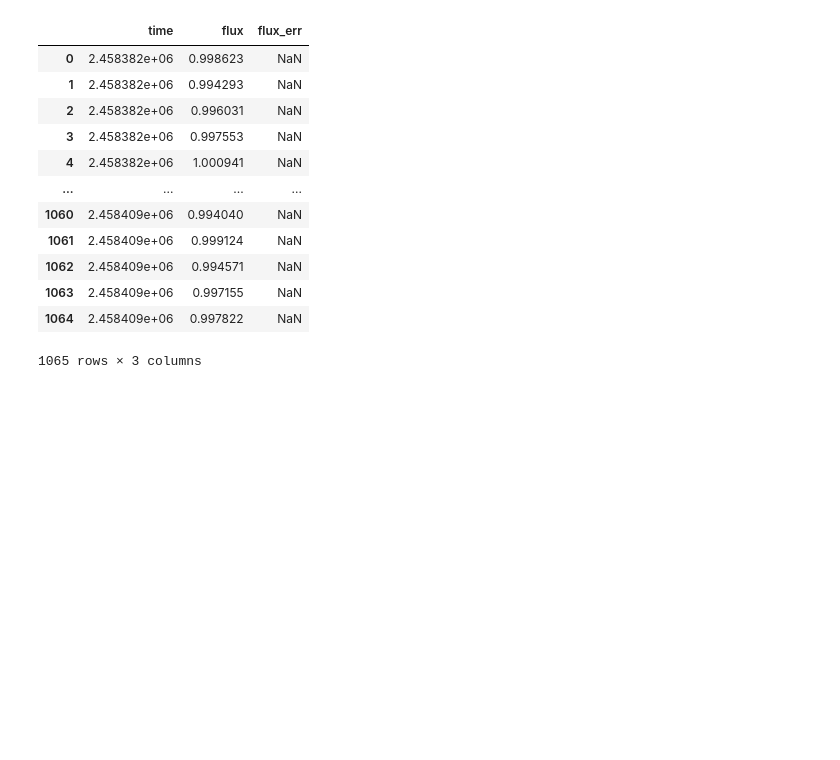
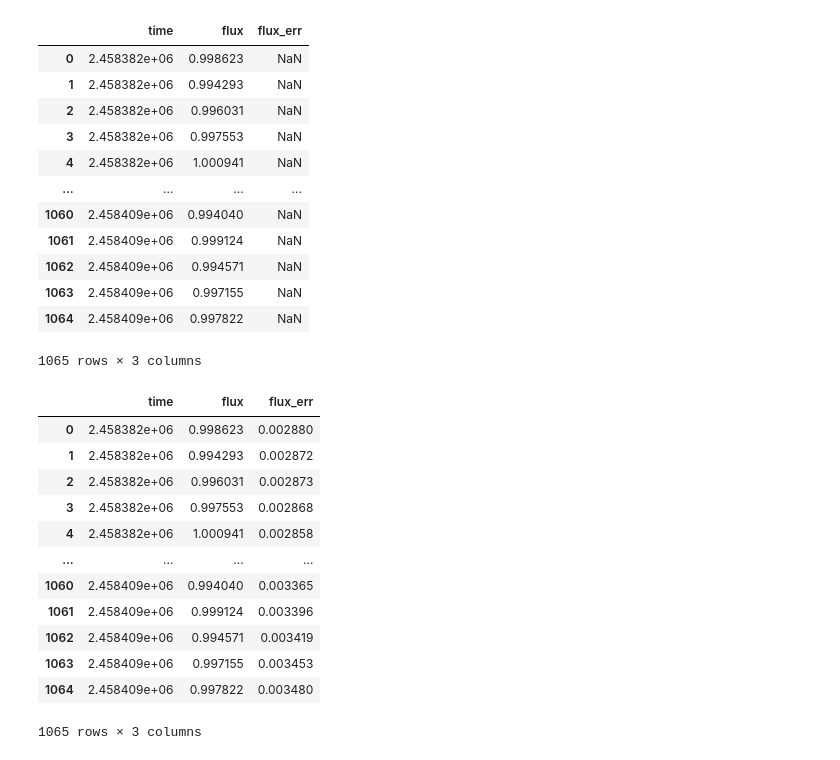
Before and after one commit to lichtgestalter/curvesimulator, a Jupyter notebook: process_TESS_data/process_sector_003.ipynb, the cells around one changed output. Drawn from its saved outputs; the diff is of its cells as text; code cells hidden in the pictures; blank space fills up the shorter version.

```diff
--- a/process_TESS_data/process_sector_003.ipynb
+++ b/process_TESS_data/process_sector_003.ipynb
@@ -25,6 +25,23 @@ df
 | 1063 | 2.458409e+06 | 0.997155 | NaN |
 | 1064 | 2.458409e+06 | 0.997822 | NaN |
 1065 rows × 3 columns
+# %%
+df = calculate_flux_err(df, window_length=101)
+df
+# %% [output]
+|  | time | flux | flux_err |
+| 0 | 2.458382e+06 | 0.998623 | 0.002880 |
+| 1 | 2.458382e+06 | 0.994293 | 0.002872 |
+| 2 | 2.458382e+06 | 0.996031 | 0.002873 |
+| 3 | 2.458382e+06 | 0.997553 | 0.002868 |
+| 4 | 2.458382e+06 | 1.000941 | 0.002858 |
+| ... | ... | ... | ... |
+| 1060 | 2.458409e+06 | 0.994040 | 0.003365 |
+| 1061 | 2.458409e+06 | 0.999124 | 0.003396 |
+| 1062 | 2.458409e+06 | 0.994571 | 0.003419 |
+| 1063 | 2.458409e+06 | 0.997155 | 0.003453 |
+| 1064 | 2.458409e+06 | 0.997822 | 0.003480 |
+1065 rows × 3 columns
 # %%
 median = median_flux(df)
 df = scale_flux(df, 1/median)
```
Also changed, not shown: parts of 1 cell of this notebook, 15 other files.
